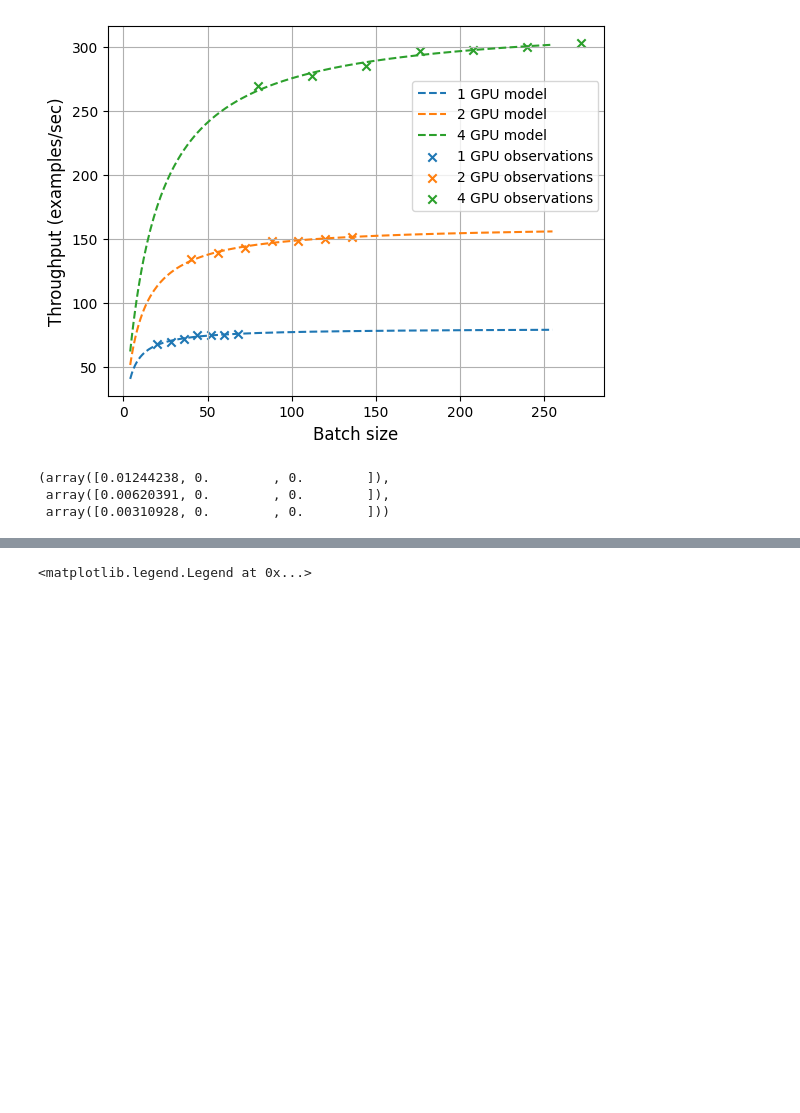
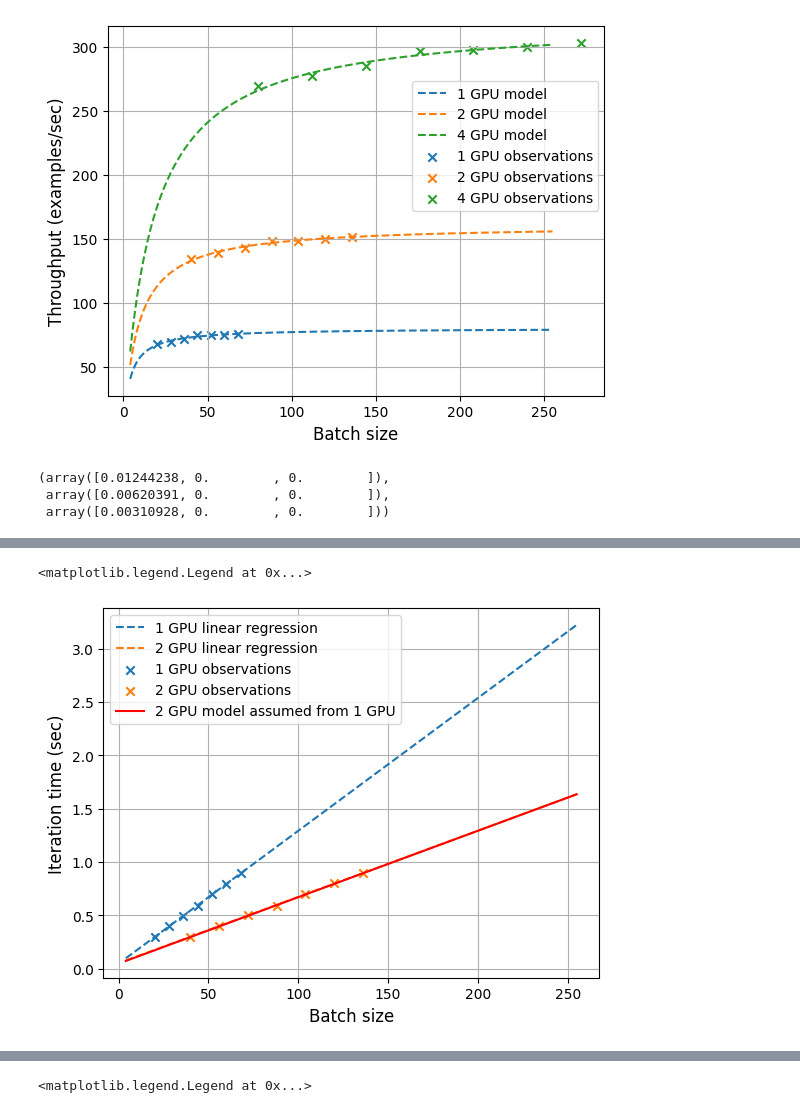
Before and after one commit to Erland366/alpa, a Jupyter notebook: examples/throughput_model_verification/OPT-125M/throughput_plots.ipynb, the cells around one changed output, grey strips where cells are left out. Drawn from its saved outputs; the diff is of its cells as text; code cells hidden in the pictures; blank space fills up the shorter version.

Commit message:
Throughput plots updated

```diff
--- a/examples/throughput_model_verification/OPT-125M/throughput_plots.ipynb
+++ b/examples/throughput_model_verification/OPT-125M/throughput_plots.ipynb
@@ -273,0 +277,19 @@ regressor_1gpu.intercept_, regressor_2gpu.intercept_, regressor_4gpu.intercept_
+# %%
+regressor_2gpu_assumed = LinearRegression()
+regressor_2gpu_assumed.coef_, regressor_2gpu_assumed.intercept_ = regressor_1gpu.coef_ / 2, regressor_1gpu.intercept_
+regressor_2gpu_assumed_predictions = regressor_2gpu_assumed.predict(all_bs_configs_2gpu)
+# %%
+import matplotlib.pyplot as plt
+
+plt.plot(all_bs, regressor_1gpu_predictions, label="1 GPU linear regression", linestyle='dashed')
+plt.plot(all_bs, regressor_2gpu_predictions, label="2 GPU linear regression", linestyle='dashed')
+plt.scatter(X_1gpu[:, 0], y_1gpu, label="1 GPU observations", marker='x')
+plt.scatter(X_2gpu[:, 0], y_2gpu, label="2 GPU observations", marker='x')
+plt.plot(all_bs, regressor_2gpu_assumed_predictions, label="2 GPU model assumed from 1 GPU", color='red')
+plt.xlabel('Batch size', fontsize=12)
+plt.ylabel('Iteration time (sec)', fontsize=12)
+plt.grid()
+plt.legend()
+# %% [output]
+<matplotlib.legend.Legend at 0x...>
+[figure, added]
```
Also changed, not shown: parts of 4 cells of this notebook, 2 other files.
